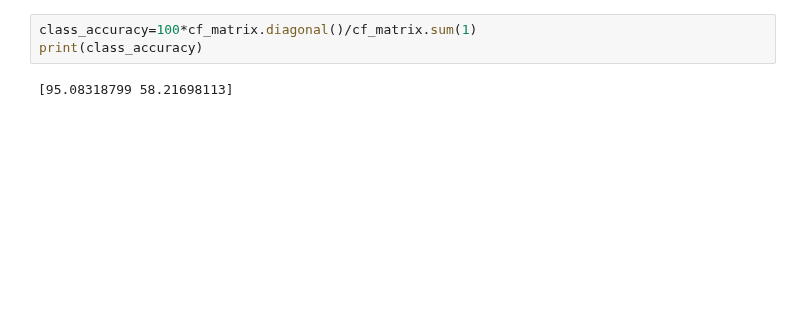
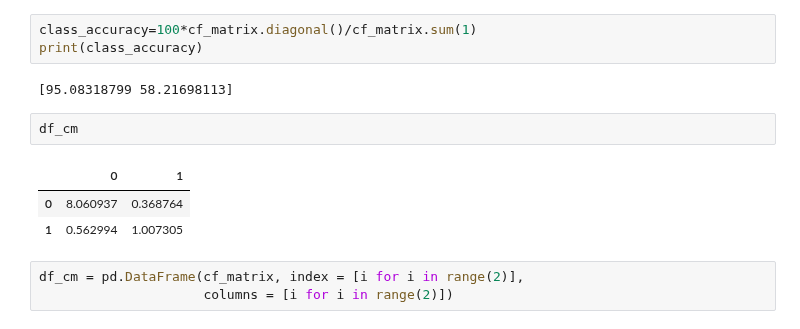
Before and after one commit to duttaprat/Postdoc, a Jupyter notebook: DNABERT_data_processing/confusion_matrix.ipynb, the cells around one changed output. Cells and saved outputs as stored; diff of their text form; blank space fills up the shorter version.

```diff
--- a/DNABERT_data_processing/confusion_matrix.ipynb
+++ b/DNABERT_data_processing/confusion_matrix.ipynb
@@ -66,3 +68,12 @@ class_accuracy=100*cf_matrix.diagonal()/cf_matrix.sum(1)
 print(class_accuracy)
 # %% [output]
 [95.08318799 58.21698113]
+# %%
+df_cm
+# %% [output]
+|  | 0 | 1 |
+| 0 | 8.060937 | 0.368764 |
+| 1 | 0.562994 | 1.007305 |
+# %%
+df_cm = pd.DataFrame(cf_matrix, index = [i for i in range(2)],
+                     columns = [i for i in range(2)])
```
Also changed, not shown: parts of 3 cells of this notebook, 5 other files.
